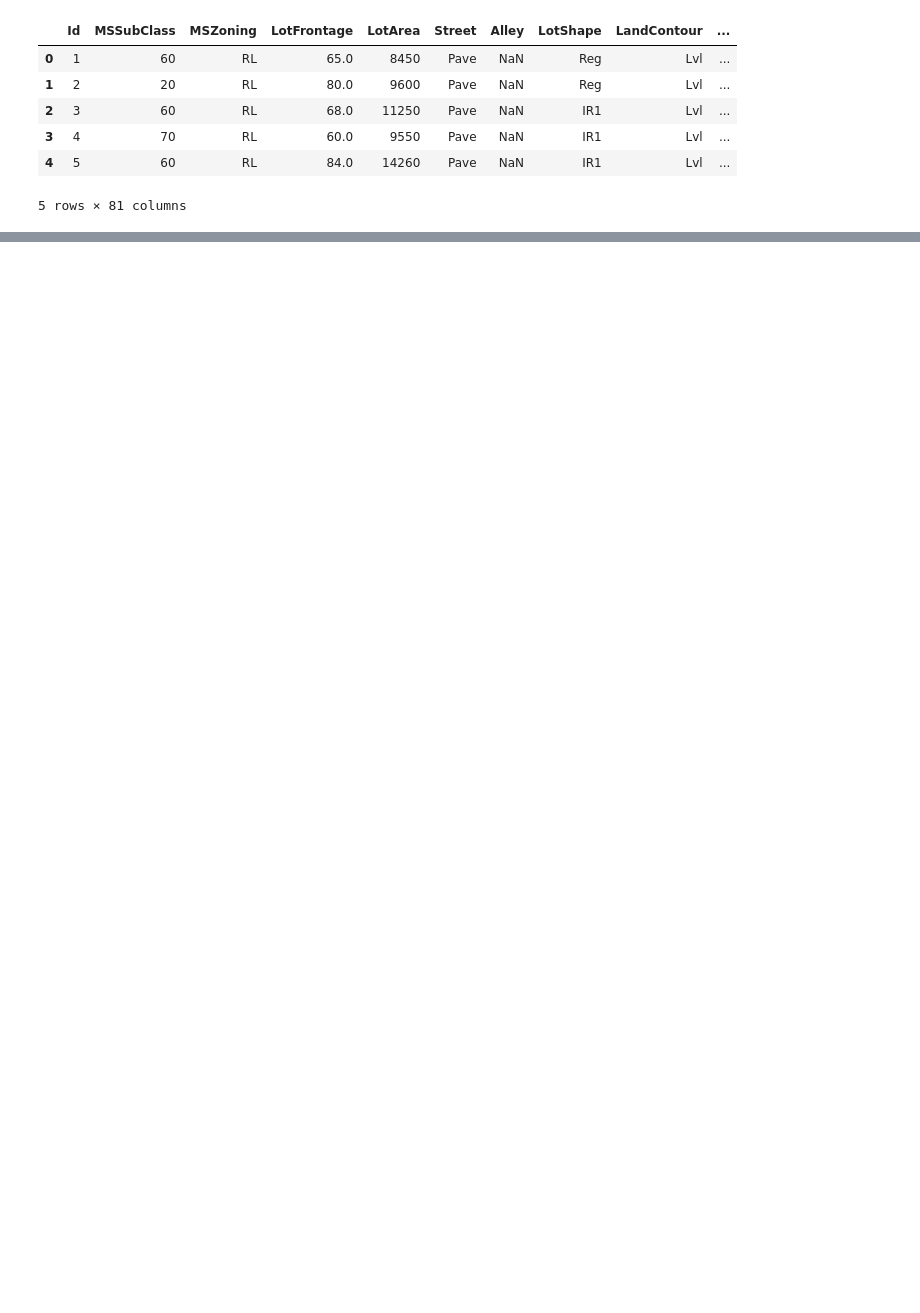
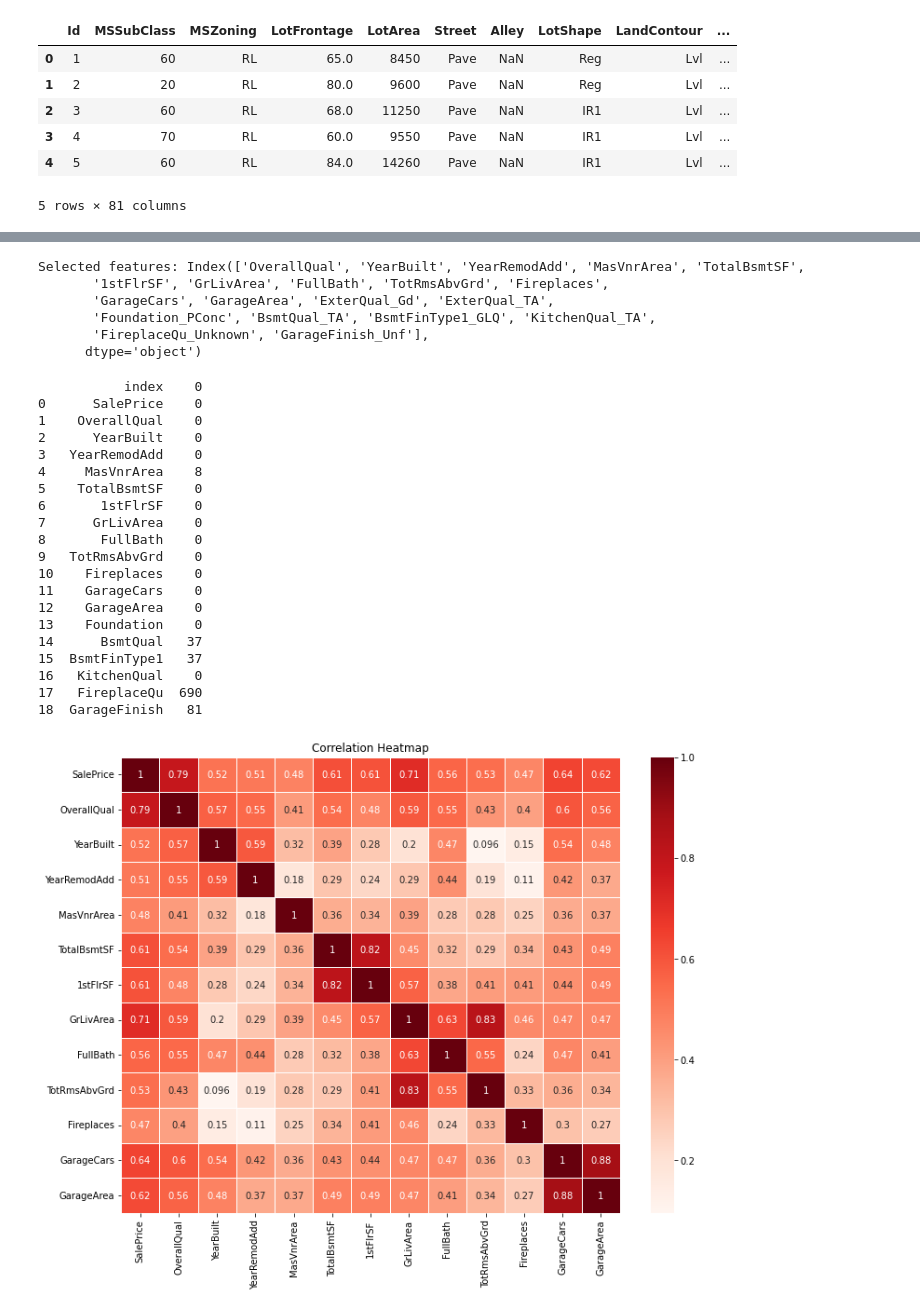
Before and after one commit to linlinzhangl/Housepricing_project, a Jupyter notebook: Housepricing_project.ipynb, the cells around one changed output, grey strips where cells are left out. Cells and saved outputs as stored; diff of their text form; code cells hidden in the pictures; blank space fills up the shorter version.

```diff
--- a/Housepricing_project.ipynb
+++ b/Housepricing_project.ipynb
@@ -85,0 +93,66 @@ memory usage: 924.0+ KB
+# %%
+X_train, X_test,Y_train,Y_test = train_test_split(X,Y, test_size=0.2, random_state=42)
+
+from sklearn.feature_selection import SelectKBest, f_regression
+
+X_encoded = pd.get_dummies(X_train, columns=object_variables, drop_first=True)
+
+# Initialize the SelectKBest object with the chi-square scoring function
+selector = SelectKBest(score_func=f_regression, k=20)
+
+# Fit the selector to your data
+selector.fit(X_encoded, Y_train)
+
+# Get the indices of the selected features
+selected_indices = selector.get_support(indices=True)
+
+# Get the names of the selected features
+selected_features = X_encoded.columns[selected_indices]
+
+# Print the selected feature names
+print("Selected features:", selected_features)
+# %% [output]
+Selected features: Index(['OverallQual', 'YearBuilt', 'YearRemodAdd', 'MasVnrArea', 'TotalBsmtSF',
+       '1stFlrSF', 'GrLivArea', 'FullBath', 'TotRmsAbvGrd', 'Fireplaces',
+       'GarageCars', 'GarageArea', 'ExterQual_Gd', 'ExterQual_TA',
+       'Foundation_PConc', 'BsmtQual_TA', 'BsmtFinType1_GLQ', 'KitchenQual_TA',
+       'FireplaceQu_Unknown', 'GarageFinish_Unf'],
+      dtype='object')
+# %%
+#correlation
+features=['SalePrice','OverallQual', 'YearBuilt', 'YearRemodAdd', 'MasVnrArea', 'TotalBsmtSF',
+       '1stFlrSF', 'GrLivArea', 'FullBath', 'TotRmsAbvGrd', 'Fireplaces',
+       'GarageCars', 'GarageArea','Foundation', 'BsmtQual', 'BsmtFinType1', 'KitchenQual',
+       'FireplaceQu', 'GarageFinish']
+missing_values = df[features].isnull().sum().reset_index()
+print( missing_values)
+
+corr_matrix = df[features].corr()
+
+# Plot the heatmap
+plt.figure(figsize=(12, 9))
+sns.heatmap(corr_matrix,annot=True,  linewidths=0.5,cmap="Reds")
+plt.title('Correlation Heatmap')
+plt.show()
+# %% [output]
+           index    0
+0      SalePrice    0
+1    OverallQual    0
+2      YearBuilt    0
+3   YearRemodAdd    0
+4     MasVnrArea    8
+5    TotalBsmtSF    0
+6       1stFlrSF    0
+7      GrLivArea    0
+8       FullBath    0
+9   TotRmsAbvGrd    0
+10    Fireplaces    0
+11    GarageCars    0
+12    GarageArea    0
+13    Foundation    0
+14      BsmtQual   37
+15  BsmtFinType1   37
+16   KitchenQual    0
+17   FireplaceQu  690
+18  GarageFinish   81
+[figure, added]
```
Also changed, not shown: parts of 17 cells of this notebook.
